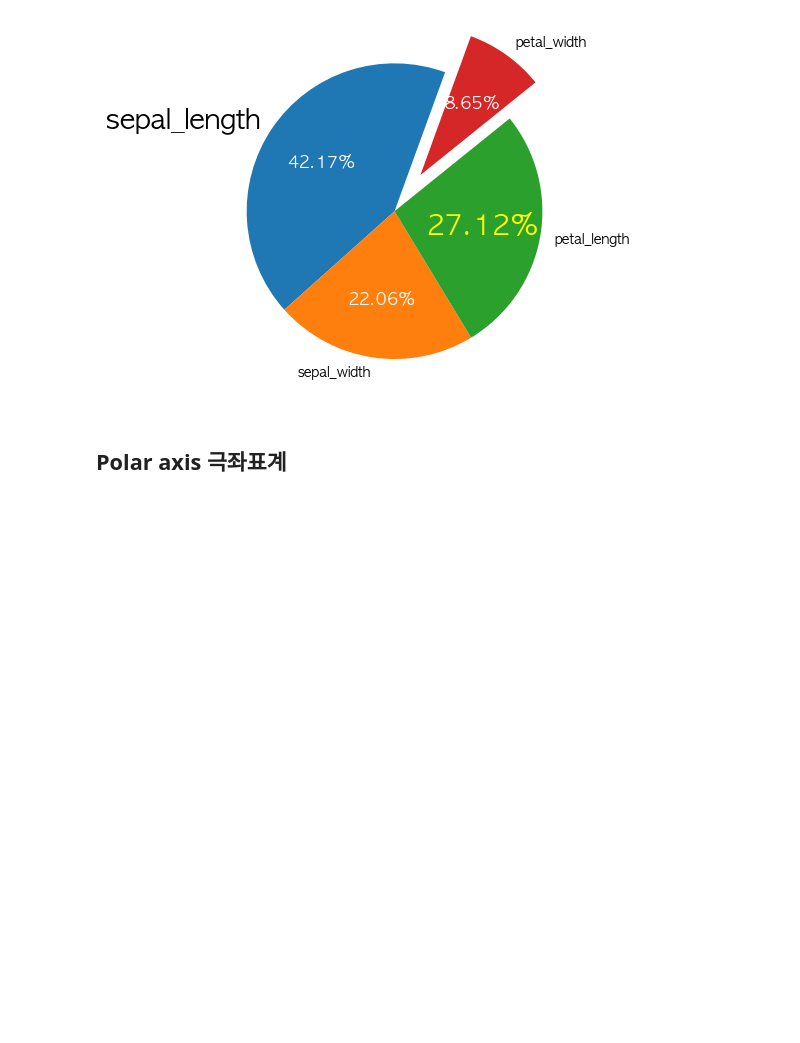
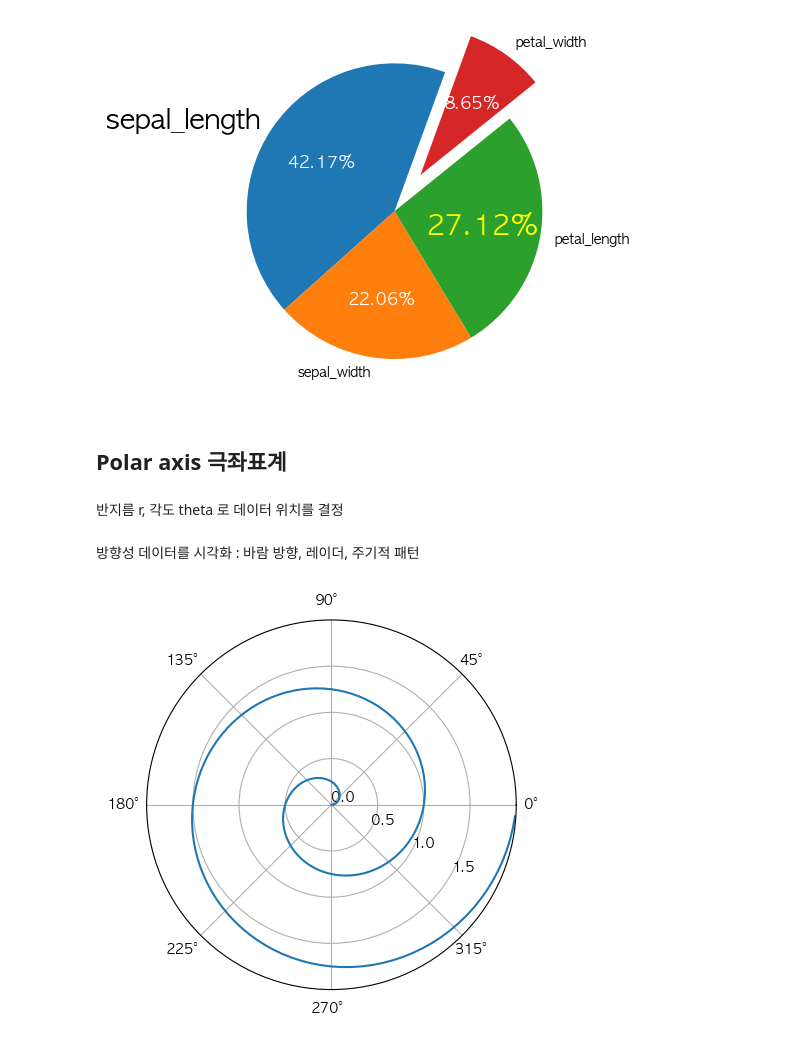
Before and after one commit to chae030/DCAV, a Jupyter notebook: final.ipynb, the cells around one changed output. Saved outputs shown, nothing was run; the diff lists cells and outputs as text; code cells hidden in the pictures; blank space fills up the shorter version.

```diff
--- a/final.ipynb
+++ b/final.ipynb
@@ -785,3 +822,24 @@ plt.show()
 [figure]
 # %% [markdown]
 <h2>Polar axis 극좌표계
+# %% [markdown]
+반지름 r, 각도 theta 로 데이터 위치를 결정
+# %% [markdown]
+방향성 데이터를 시각화 : 바람 방향, 레이더, 주기적 패턴
+# %%
+# 선차트 그리기
+
+r = np.arange(0, 2, 0.01)
+theta = 2 * np.pi * r
+
+plt.figure(dpi=100) # dpi : 이미지 해상도 (높을수록 선명)
+ax = plt.subplot(111, projection='polar')
+# plt.subplot(111) : 서브플롯 구성 (nrows=1, ncols=1, index=1) → 전체 1행 1열짜리 그림에서 첫 번째 그래프라는 의미
+# projection='polar' : 이 축(ax)을 극좌표계로 그리겠다는 설정 (극축 생성)
+ax.plot(theta, r) # 각도(theta)와 반지름(r)을 통해 선차트를 그림
+ax.set_rmax(2) # 반지름의 최대값
+ax.set_rticks([0, 0.5, 1, 1.5]) # 눈금 값
+ax.set_rlabel_position(-30) # 반지름 축 라벨의 위치
+plt.show()
+# %% [output]
+[figure, added]
```
Also changed, not shown: parts of 19 cells of this notebook.
